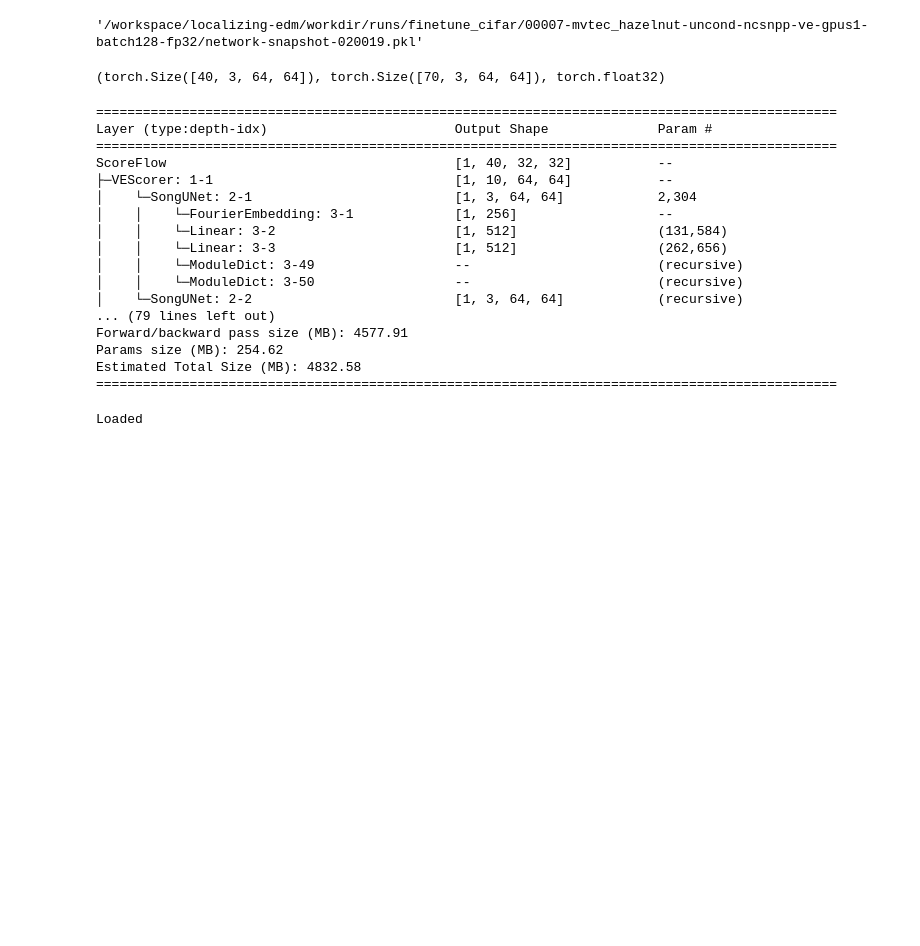
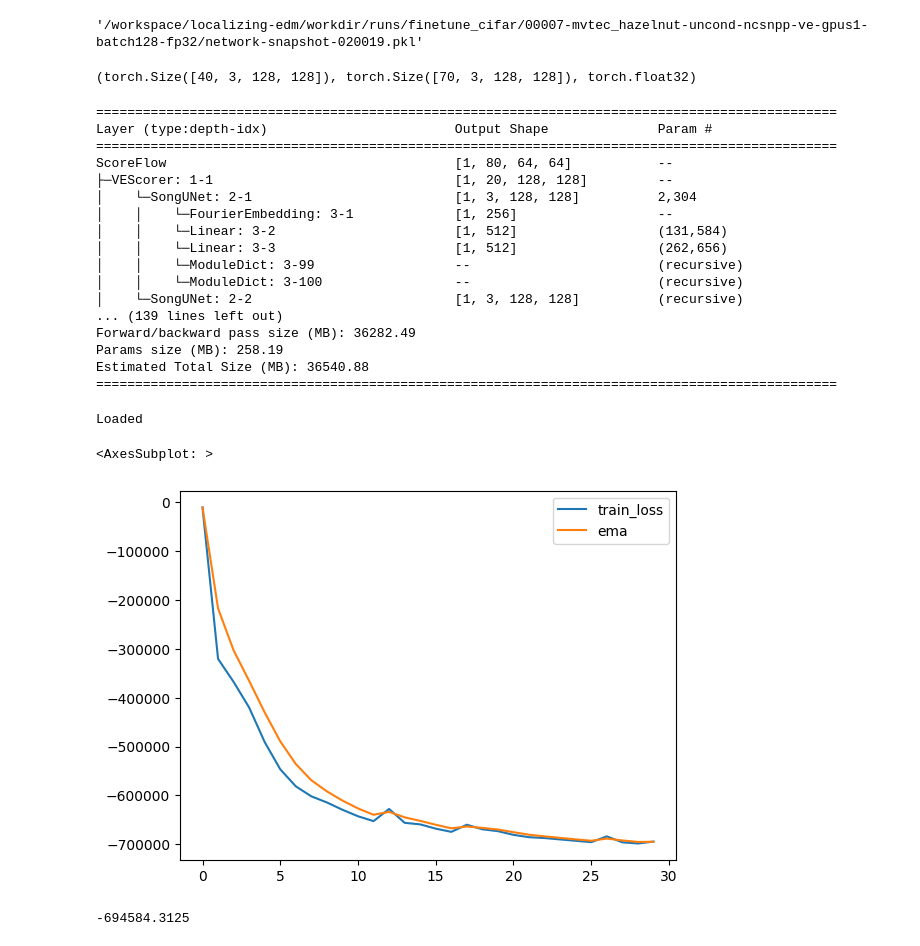
Before and after one commit to ahsanMah/localizing-edm, a Jupyter notebook: notebooks/cifar-base-sz32.ipynb, the cells around one changed output. Drawn from its saved outputs; the diff is of its cells as text; code cells hidden in the pictures; blank space fills up the shorter version.

```diff
--- a/notebooks/cifar-base-sz32.ipynb
+++ b/notebooks/cifar-base-sz32.ipynb
@@ -34,7 +34,7 @@ from torch.nn.functional import interpolate
 # %%
 from training.dataset import MVTecDataset
 
-mvtec_ds = MVTecDataset(path="/DATA/Users/amahmood/GDrive/MVTec_AD/hazelnut", train=False, resolution=64)
+mvtec_ds = MVTecDataset(path="/DATA/Users/amahmood/GDrive/MVTec_AD/hazelnut", train=False, resolution=128)
 inlier_batch, _ = mvtec_ds.load_test(only_normal=True)
 ood_batch, mask = mvtec_ds.load_test(skip_normal=True)
 inlier_batch = torch.stack(inlier_batch).cuda() / 127.5 - 1
@@ -42,29 +42,29 @@ ood_batch = torch.stack(ood_batch).cuda() / 127.5 - 1
 mask = torch.stack(mask).cuda()
 inlier_batch.shape, ood_batch.shape, ood_batch.dtype
 # %% [output]
-(torch.Size([40, 3, 64, 64]), torch.Size([70, 3, 64, 64]), torch.float32)
+(torch.Size([40, 3, 128, 128]), torch.Size([70, 3, 128, 128]), torch.float32)
 # %%
-num_steps = 10
+num_sigmas = 20
 device = torch.device("cuda")
-conv_inn = build_model((num_steps, mvtec_ds.resolution, mvtec_ds.resolution))
-flownet = ScoreFlow(conv_inn, net, num_steps).to(device)
+conv_inn = build_model((num_sigmas, mvtec_ds.resolution, mvtec_ds.resolution))
+flownet = ScoreFlow(conv_inn, net, num_sigmas).to(device)
 summary(flownet, input_data=torch.ones(1,3, mvtec_ds.resolution, mvtec_ds.resolution))
 # %% [output]
 ===============================================================================================
 Layer (type:depth-idx)                        Output Shape              Param #
 ===============================================================================================
-ScoreFlow                                     [1, 40, 32, 32]           --
-├─VEScorer: 1-1                               [1, 10, 64, 64]           --
-│    └─SongUNet: 2-1                          [1, 3, 64, 64]            2,304
+ScoreFlow                                     [1, 80, 64, 64]           --
+├─VEScorer: 1-1                               [1, 20, 128, 128]         --
+│    └─SongUNet: 2-1                          [1, 3, 128, 128]          2,304
 │    │    └─FourierEmbedding: 3-1             [1, 256]                  --
 │    │    └─Linear: 3-2                       [1, 512]                  (131,584)
 │    │    └─Linear: 3-3                       [1, 512]                  (262,656)
-│    │    └─ModuleDict: 3-49                  --                        (recursive)
-│    │    └─ModuleDict: 3-50                  --                        (recursive)
-│    └─SongUNet: 2-2                          [1, 3, 64, 64]            (recursive)
-... (79 lines left out)
-Forward/backward pass size (MB): 4577.91
-Params size (MB): 254.62
-Estimated Total Size (MB): 4832.58
+│    │    └─ModuleDict: 3-99                  --                        (recursive)
+│    │    └─ModuleDict: 3-100                 --                        (recursive)
+│    └─SongUNet: 2-2                          [1, 3, 128, 128]          (recursive)
+... (139 lines left out)
+Forward/backward pass size (MB): 36282.49
+Params size (MB): 258.19
+Estimated Total Size (MB): 36540.88
 ===============================================================================================
 # %%
@@ -74,6 +74,17 @@ flownet.load_state_dict(state_dict["model_state_dict"])
 print("Loaded")
 # %% [output]
 Loaded
+# %%
+import pandas as pd
+df = pd.read_csv(f"{flow_path}/losses.csv")
+df.plot()
+# %% [output]
+<AxesSubplot: >
+[figure, added]
+# %%
+state_dict["val_loss"]
+# %% [output]
+-694584.3125
 # %%
 scores = flownet.scorenet(ood_batch[:9]).cpu()
 scores.shape
```
Also changed, not shown: parts of 10 cells of this notebook, 2 other files.
